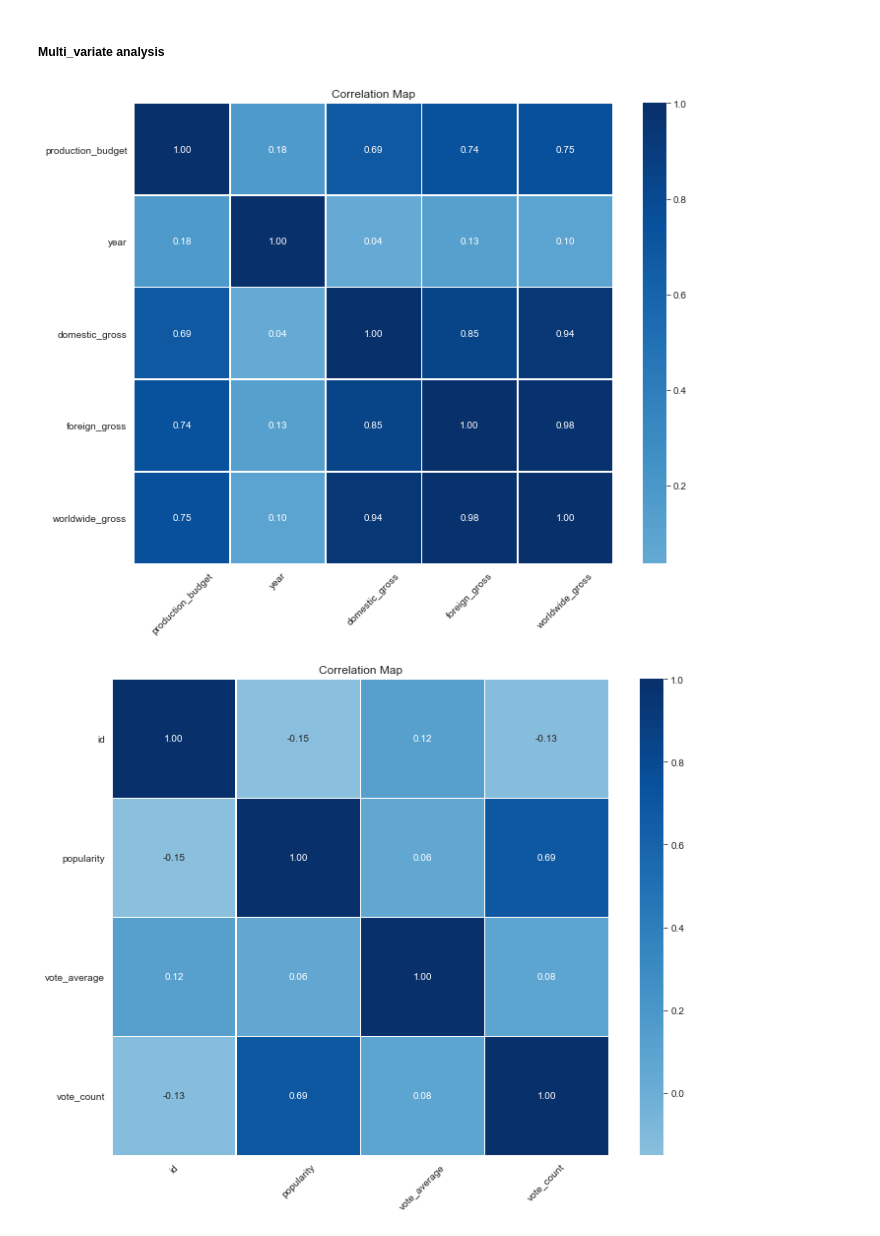
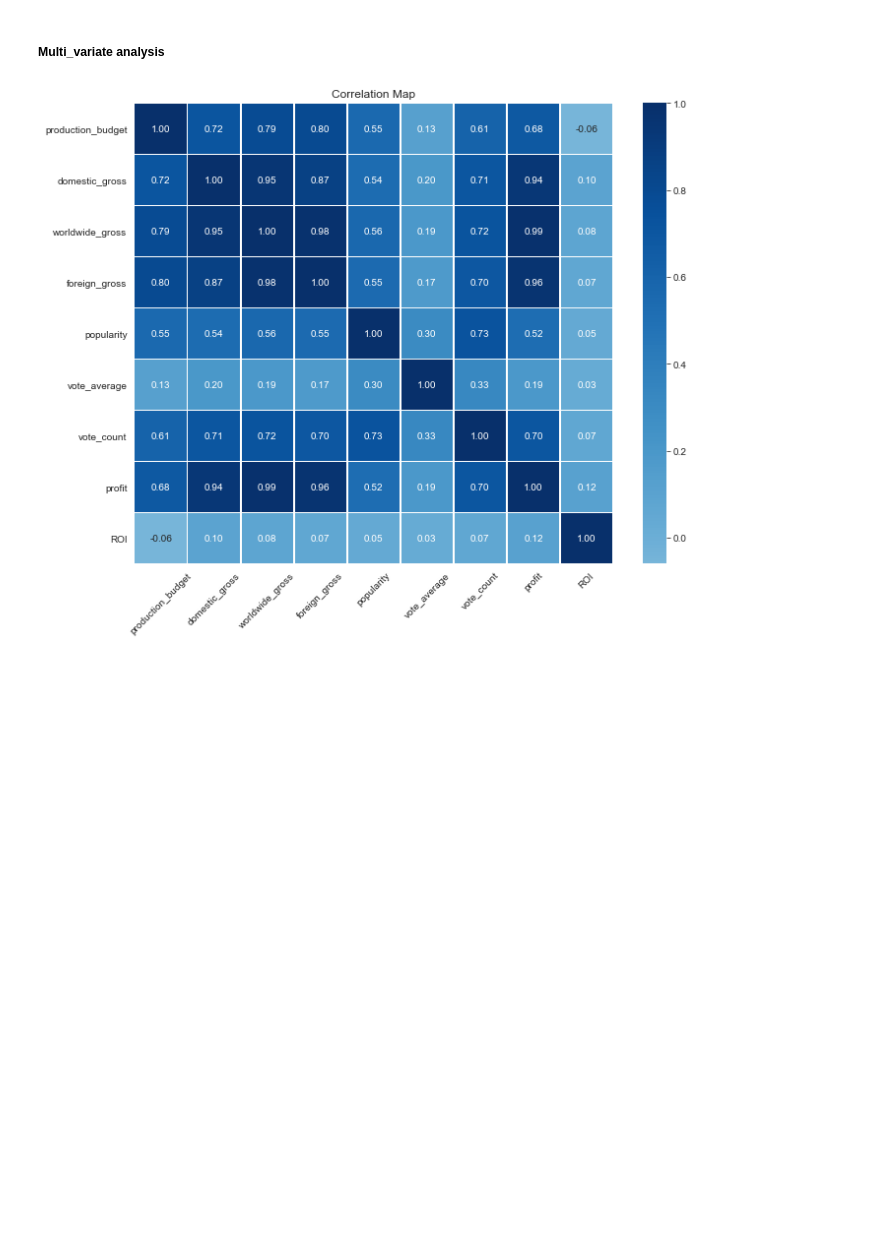
Before and after one commit to Otim135/group3-phase2-project, a Jupyter notebook: ipynbs/Ketty.ipynb, the cells around one changed output. Saved outputs shown, nothing was run; the diff lists cells and outputs as text; code cells hidden in the pictures; blank space fills up the shorter version.

Commit message:
Analysis codes

```diff
--- a/ipynbs/Ketty.ipynb
+++ b/ipynbs/Ketty.ipynb
@@ -425,0 +505,5 @@ merged_df1.duplicated().sum()
+# %%
+# Merging dataframes to use for Analysis
+
+clean_movie_df = df2.merge(df3, on='title', how = 'inner')
+clean_movie_df.shape
@@ -425,0 +529,2 @@ merged_df1.duplicated().sum()
+# %%
+clean_movie_df = clean_movie_df.dropna()
@@ -425,0 +550,14 @@ merged_df1.duplicated().sum()
+# %%
+# dropping unwanted columns
+col_to_drop = ['year_y','genre_ids','id' ]
+clean_movie_df = clean_movie_df.drop(columns = col_to_drop,axis=1)
+# Renaming columns
+clean_movie_df['year_x'] = clean_movie_df.rename({'year_x':'year'})
+# creating new_column
+# profit = worldwide_gross-production_budget
+clean_movie_df['profit'] = clean_movie_df['worldwide_gross']- clean_movie_df['production_budget']
+# %%
+# RETURN ON INVESTMENT
+#ROI = profit/production budget
+# creating ROI
+clean_movie_df['ROI'] = clean_movie_df['profit']/clean_movie_df['production_budget']
@@ -657,34 +862,33 @@ def plot_corr_heatmap(df, cols=None, figsize=(10, 8)):
     Parameters:
     - df: DataFrame containing the data
     - columns: List of columns to consider for the correlation map.
       If None, all numeric columns will be used (default is None)
     - figsize: Tuple for the figure size (default is (10, 8))
     """
     # If columns is not provided, use all numeric columns in the DataFrame
     if cols is None:
         cols = df.select_dtypes(include=['float64', 'int64']).columns
 
     # Calculate the correlation matrix for the specified columns
     correlation_matrix = df[cols].corr()
 
     # Set up the figure size
     plt.figure(figsize=figsize)
 
     # Plot the heatmap
     sns.heatmap(correlation_matrix, annot=True, cmap='Blues', fmt='.2f', linewidths=0.5, cbar=True, center=0)
 
     # Title and labels
     plt.title('Correlation Map')
     plt.xticks(rotation=45)  # Rotate x-axis labels for readability
     plt.yticks(rotation=0)   # Keep y-axis labels horizontal
 
     # Show the plot
     plt.tight_layout()
     plt.show()
 
 # Example usage:
-plot_corr_heatmap(final_df)  # Plot the correlation map for all columns
-plot_corr_heatmap(df3_clean)
+#plot_corr_heatmap(final_df)  # Plot the correlation map for all columns
+plot_corr_heatmap(clean_movie_df)
 # %% [output]
-[figure, old version]
+[figure, new version]
-[figure, removed]
```
Also changed, not shown: parts of 35 cells of this notebook.
